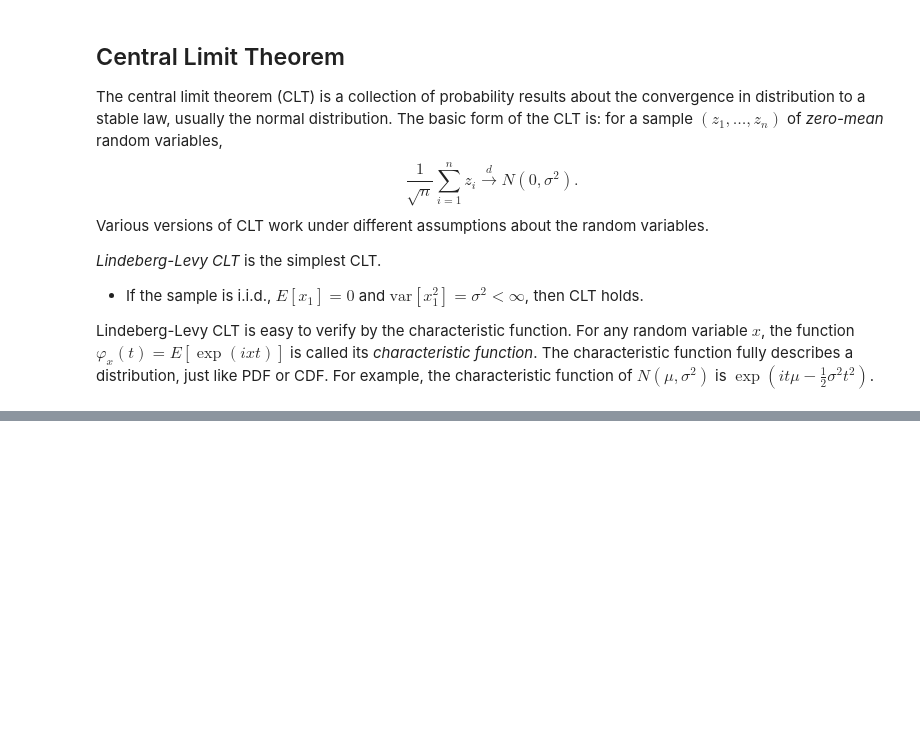
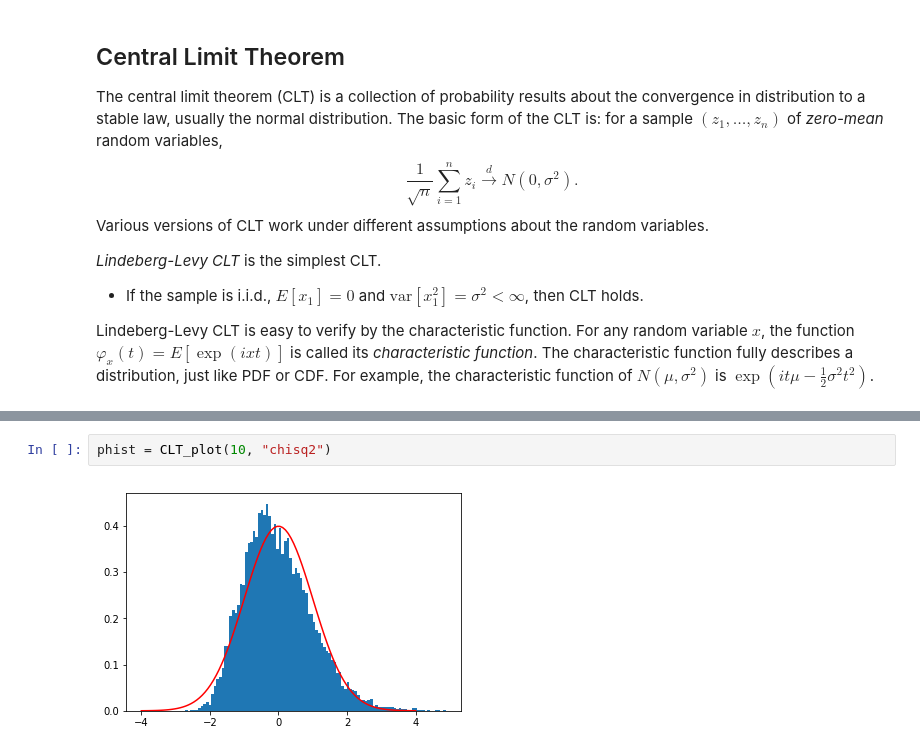
Before and after one commit to zhentaoshi/Econ5121A, a Jupyter notebook: lec_notes_ipynb/py_asym.ipynb, the cells around one changed output, grey strips where cells are left out. Cells and saved outputs as stored; diff of their text form; blank space fills up the shorter version.

```diff
--- a/lec_notes_ipynb/py_asym.ipynb
+++ b/lec_notes_ipynb/py_asym.ipynb
@@ -106,0 +139,4 @@ $\exp\left(it\mu-\frac{1}{2}\sigma^{2}t^{2}\right)$.
+# %%
+phist = CLT_plot(10, "chisq2")
+# %% [output]
+[figure, added]
```
Also changed, not shown: parts of 6 cells of this notebook, 1 other file.
